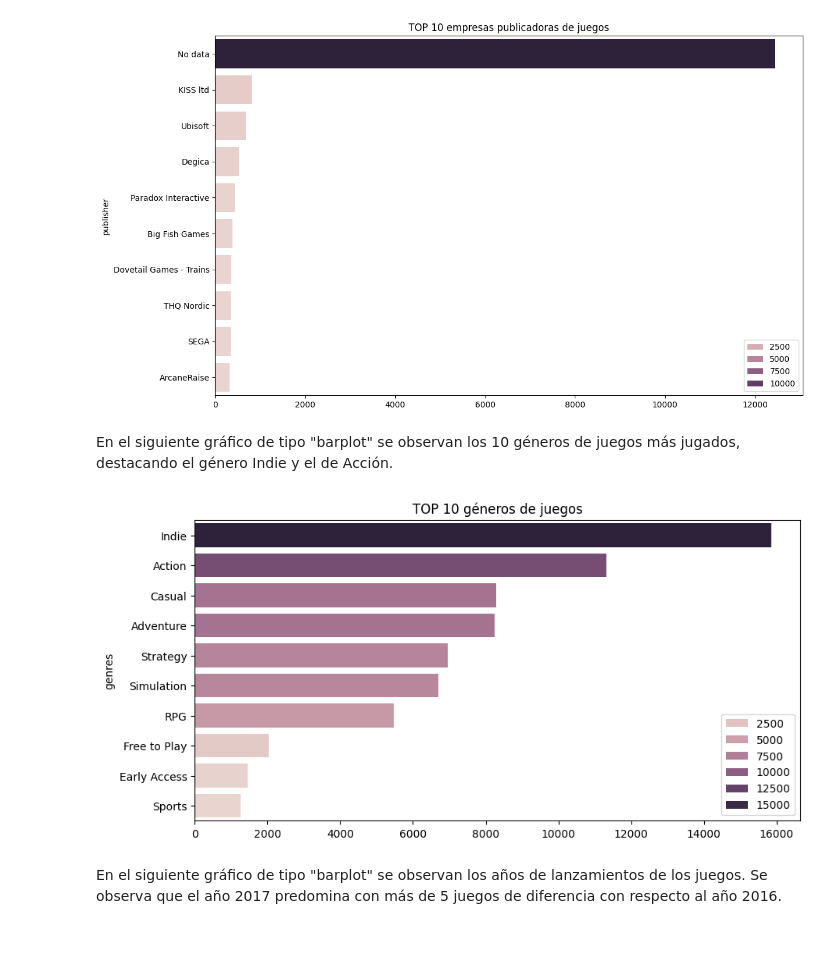
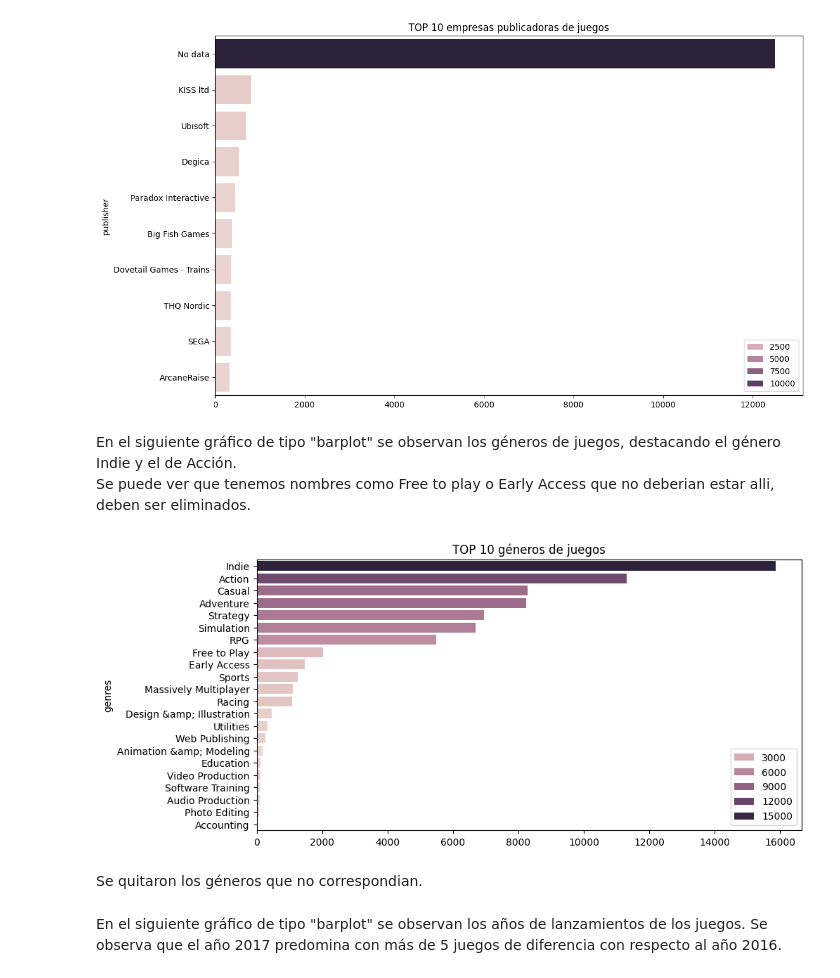
Before and after one commit to MaximilianoTauil/Individual_Proyecto, a Jupyter notebook: Notebooks/EDA.ipynb, the cells around one changed output. Drawn from its saved outputs; the diff is of its cells as text; code cells hidden in the pictures; blank space fills up the shorter version.

```diff
--- a/Notebooks/EDA.ipynb
+++ b/Notebooks/EDA.ipynb
@@ -293,13 +293,16 @@ plt.show()
 # %% [output]
 [figure]
 # %% [markdown]
-En el siguiente gráfico de tipo "barplot" se observan los 10 géneros de juegos más jugados, destacando el género Indie y el de Acción.
+En el siguiente gráfico de tipo "barplot" se observan los géneros de juegos, destacando el género Indie y el de Acción.
+Se puede ver que tenemos nombres como Free to play o Early Access que no deberian estar alli, deben ser eliminados.
 # %%
 contador_genres = data_output['genres'].value_counts()
-top10_genres = contador_genres.head(10)
+top10_genres = contador_genres
 plt.figure(figsize=(10,5))
 sns.barplot(x=top10_genres.values,y=top10_genres.index,hue=top10_genres.values)
 plt.title("TOP 10 géneros de juegos")
 plt.show()
 # %% [output]
-[figure, old version]
+[figure, new version]
+# %% [markdown]
+Se quitaron los géneros que no correspondian.
```
Also changed, not shown: parts of 7 cells of this notebook, 2 other files.
